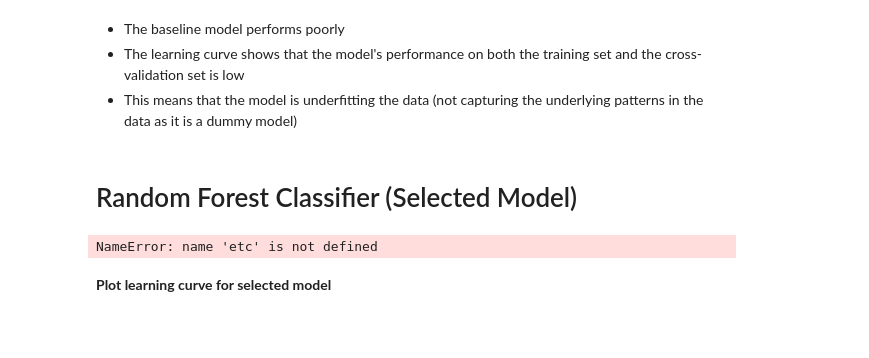
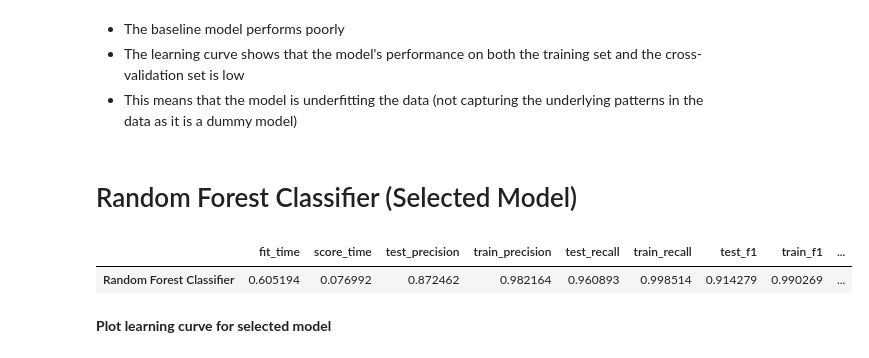
Before and after one commit to lzklucas/SP, a Jupyter notebook: Y2S1/AIML/CA1/reports/Classification/AIML_CA1_rfc(Classification).ipynb, the cells around one changed output. Drawn from its saved outputs; the diff is of its cells as text; code cells hidden in the pictures; blank space fills up the shorter version.

```diff
--- a/Y2S1/AIML/CA1/reports/Classification/AIML_CA1_rfc(Classification).ipynb
+++ b/Y2S1/AIML/CA1/reports/Classification/AIML_CA1_rfc(Classification).ipynb
@@ -1013,13 +1015,14 @@ plt.show()
 # %%
 rfc = RandomForestClassifier()
 
 rfc.fit(X_train_final, y_train_final)
 cv_score = cross_validate(rfc, X_train_final, y_train_final, scoring=metrics, cv=cv, n_jobs=2, return_train_score=True)
 rfc_score = pd.Series(cv_score, name='Random Forest Classifier').apply(np.mean, axis=0)
-rfc_score = pd.DataFrame(etc_score).T
+rfc_score = pd.DataFrame(rfc_score).T
 rfc_score
 # %% [output]
-NameError: name 'etc' is not defined
+|  | fit_time | score_time | test_precision | train_precision | test_recall | train_recall | test_f1 | train_f1 | ... |
+| Random Forest Classifier | 0.605194 | 0.076992 | 0.872462 | 0.982164 | 0.960893 | 0.998514 | 0.914279 | 0.990269 | ... |
 # %% [markdown]
 **Plot learning curve for selected model**
 # %%
```
Also changed, not shown: parts of 7 cells of this notebook.
